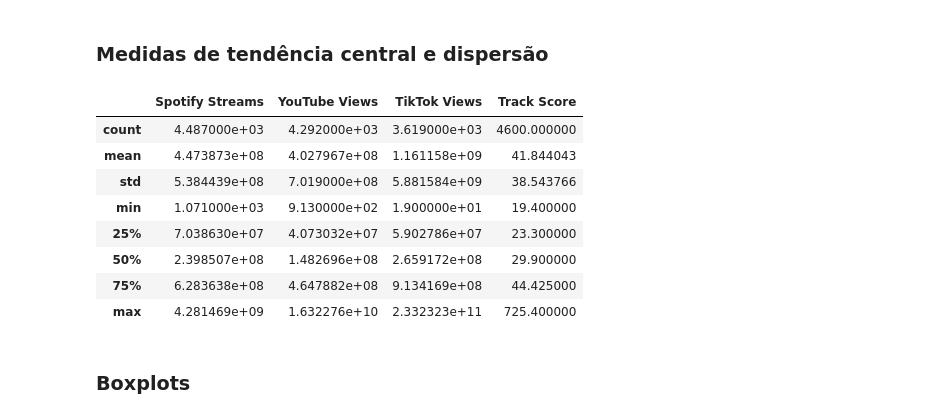
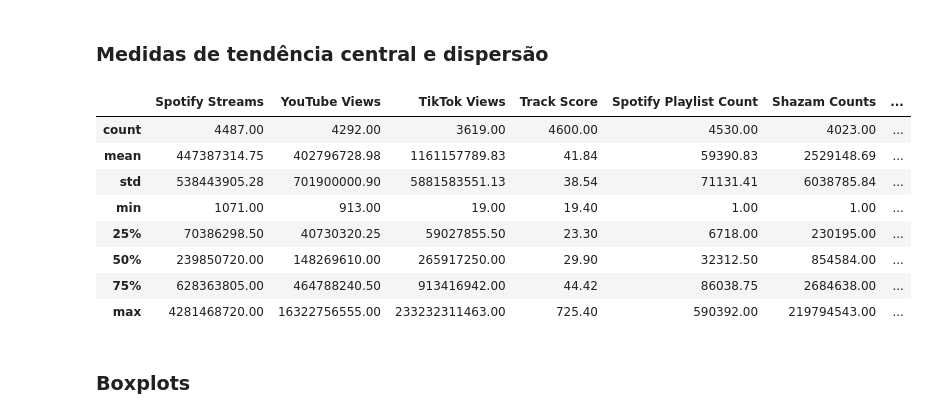
Before and after one commit to MizunoYudi/AD-Musicas-Mais-Tocadas, a Jupyter notebook: projeto.ipynb, the cells around one changed output. Drawn from its saved outputs; the diff is of its cells as text; code cells hidden in the pictures.

```diff
--- a/projeto.ipynb
+++ b/projeto.ipynb
@@ -136,0 +143,3 @@ memory usage: 1.0+ MB
+# %%
+df_musicas['TIDAL Popularity'] = df_musicas['TIDAL Popularity'].fillna("Valor ausente")
+df_musicas
@@ -192,7 +215,23 @@ dtype: int64
 cols_obj = [
 'Spotify Streams',
 'YouTube Views',
-'TikTok Views'
+'TikTok Views',
+'YouTube Playlist Reach',
+'Deezer Playlist Reach',
+'Spotify Playlist Reach',
+'Spotify Playlist Count',
+'Deezer Playlist Count',
+'Shazam Counts',
+'TikTok Posts',
+'TikTok Likes',
+'YouTube Likes',
+'AirPlay Spins',
+'SiriusXM Spins',
+'Soundcloud Streams',
+'Pandora Streams',
+'Pandora Track Stations',
+'Apple Music Playlist Count',
+'All Time Rank'
 ]
 
 for c in cols_obj:
@@ -206,3 +245,14 @@ for c in cols_obj:
         df_musicas[c],
         errors='coerce'
     )
+# %%
+colunas_str = [
+    'Track',
+    'Album Name',
+    'Artist',
+    'ISRC'
+]
+
+df_musicas[colunas_str] = df_musicas[colunas_str].astype("string")
+# %%
+df_musicas['Release Date'] = pd.to_datetime(df_musicas['Release Date'], errors = 'coerce')
@@ -263,22 +357,30 @@ dtype: object
 # %%
 medidas = [
 'Spotify Streams',
 'YouTube Views',
 'TikTok Views',
-'Track Score'
+'Track Score',
+'Spotify Playlist Count',
+'Shazam Counts',
+'Pandora Track Stations',
+'Pandora Streams', 'Soundcloud Streams',
+'Deezer Playlist Reach',
+'Spotify Playlist Reach',
+'TikTok Posts', 'TikTok Likes',
+'YouTube Playlist Reach'
 ]
 
 df_musicas[medidas].describe()
 # %% [output]
-|  | Spotify Streams | YouTube Views | TikTok Views | Track Score |
-| count | 4.487000e+03 | 4.292000e+03 | 3.619000e+03 | 4600.000000 |
-| mean | 4.473873e+08 | 4.027967e+08 | 1.161158e+09 | 41.844043 |
-| std | 5.384439e+08 | 7.019000e+08 | 5.881584e+09 | 38.543766 |
-| min | 1.071000e+03 | 9.130000e+02 | 1.900000e+01 | 19.400000 |
-| 25% | 7.038630e+07 | 4.073032e+07 | 5.902786e+07 | 23.300000 |
-| 50% | 2.398507e+08 | 1.482696e+08 | 2.659172e+08 | 29.900000 |
-| 75% | 6.283638e+08 | 4.647882e+08 | 9.134169e+08 | 44.425000 |
-| max | 4.281469e+09 | 1.632276e+10 | 2.332323e+11 | 725.400000 |
+|  | Spotify Streams | YouTube Views | TikTok Views | Track Score | Spotify Playlist Count | Shazam Counts | ... |
+| count | 4487.00 | 4292.00 | 3619.00 | 4600.00 | 4530.00 | 4023.00 | ... |
+| mean | 447387314.75 | 402796728.98 | 1161157789.83 | 41.84 | 59390.83 | 2529148.69 | ... |
+| std | 538443905.28 | 701900000.90 | 5881583551.13 | 38.54 | 71131.41 | 6038785.84 | ... |
+| min | 1071.00 | 913.00 | 19.00 | 19.40 | 1.00 | 1.00 | ... |
+| 25% | 70386298.50 | 40730320.25 | 59027855.50 | 23.30 | 6718.00 | 230195.00 | ... |
+| 50% | 239850720.00 | 148269610.00 | 265917250.00 | 29.90 | 32312.50 | 854584.00 | ... |
+| 75% | 628363805.00 | 464788240.50 | 913416942.00 | 44.42 | 86038.75 | 2684638.00 | ... |
+| max | 4281468720.00 | 16322756555.00 | 233232311463.00 | 725.40 | 590392.00 | 219794543.00 | ... |
 # %% [markdown]
 ### Boxplots
 # %%
```
Also changed, not shown: parts of 14 cells of this notebook.
